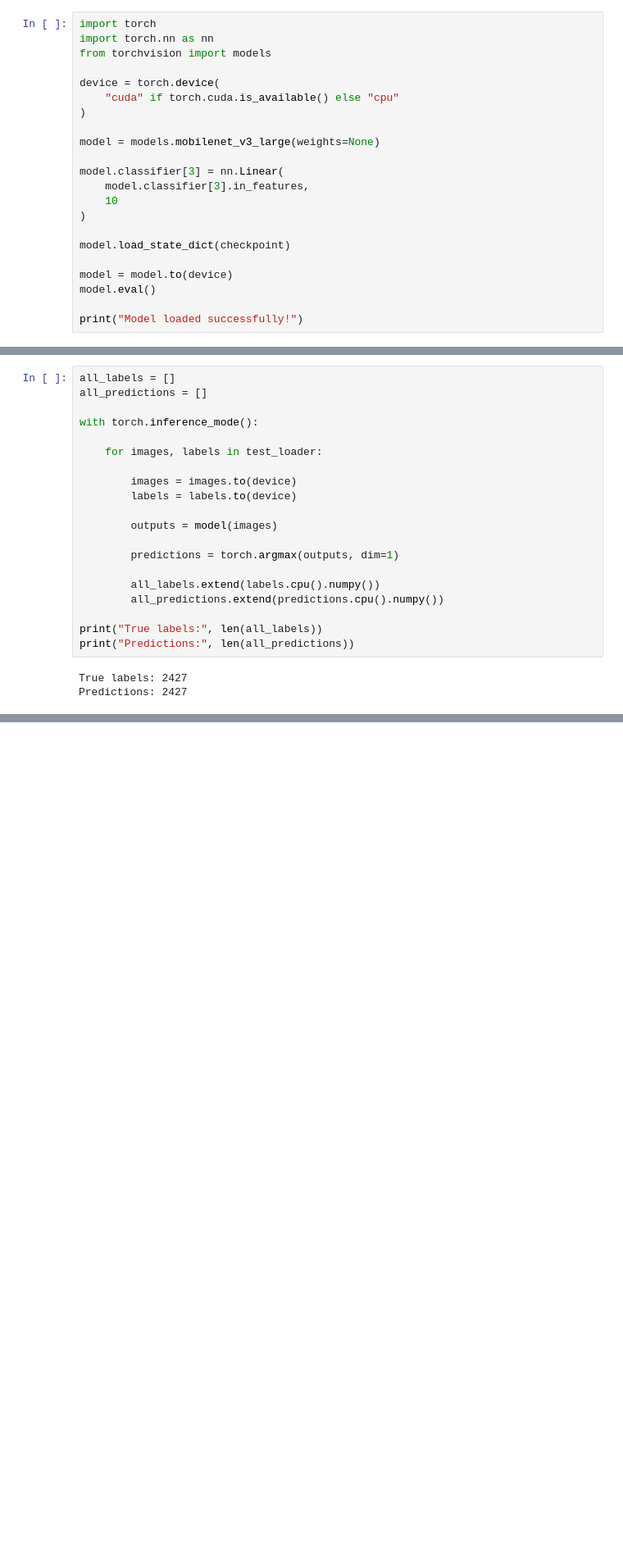
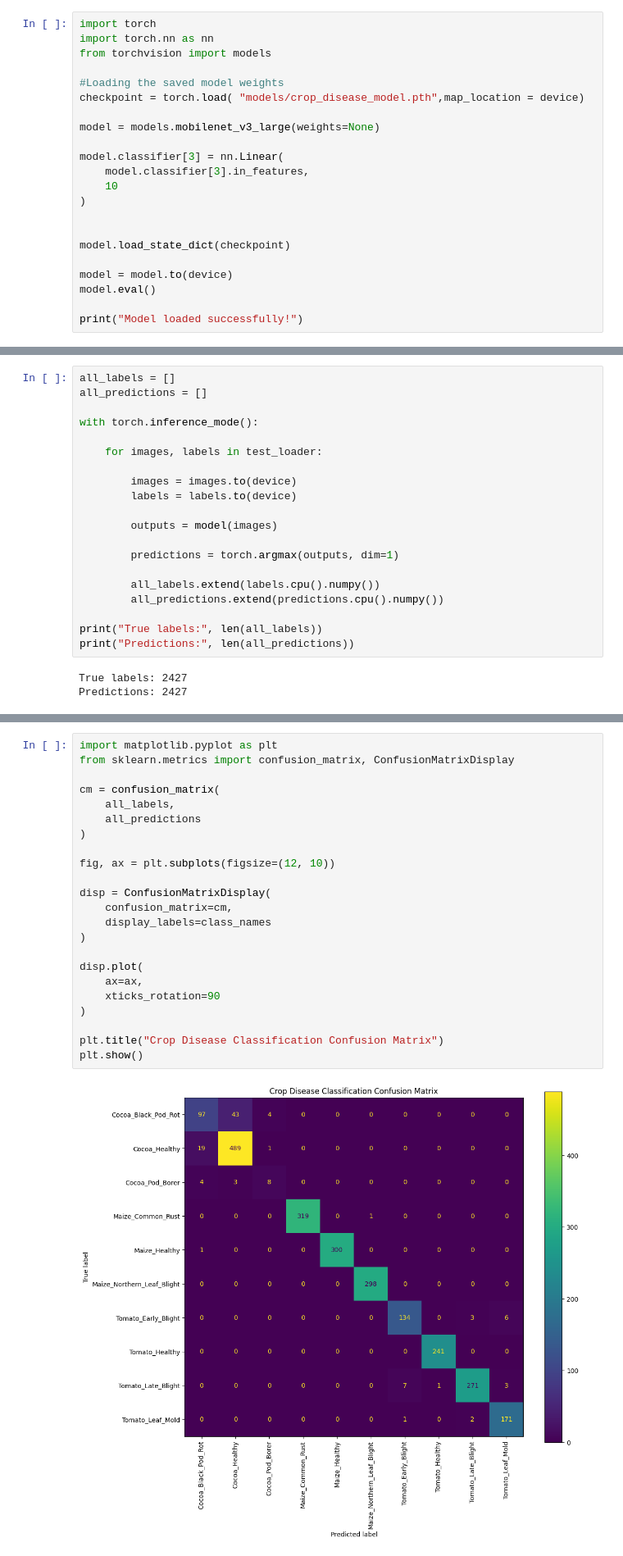
Before and after one commit to KekeliIsHere/GreenPulse, a Jupyter notebook: notebooks/evaluation.ipynb, the cells around one changed output, grey strips where cells are left out. Shown at 82% size. Drawn from its saved outputs; the diff is of its cells as text; blank space fills up the shorter version.

```diff
--- a/notebooks/evaluation.ipynb
+++ b/notebooks/evaluation.ipynb
@@ -95,9 +95,8 @@ import torch
 import torch.nn as nn
 from torchvision import models
 
-device = torch.device(
-    "cuda" if torch.cuda.is_available() else "cpu"
-)
+#Loading the saved model weights
+checkpoint = torch.load( "models/crop_disease_model.pth",map_location = device)
 
 model = models.mobilenet_v3_large(weights=None)
 
@@ -106,6 +105,7 @@ model.classifier[3] = nn.Linear(
     10
 )
 
+
 model.load_state_dict(checkpoint)
 
 model = model.to(device)
@@ -139,0 +261,25 @@ Predictions: 2427
+# %%
+import matplotlib.pyplot as plt
+from sklearn.metrics import confusion_matrix, ConfusionMatrixDisplay
+
+cm = confusion_matrix(
+    all_labels,
+    all_predictions
+)
+
+fig, ax = plt.subplots(figsize=(12, 10))
+
+disp = ConfusionMatrixDisplay(
+    confusion_matrix=cm,
+    display_labels=class_names
+)
+
+disp.plot(
+    ax=ax,
+    xticks_rotation=90
+)
+
+plt.title("Crop Disease Classification Confusion Matrix")
+plt.show()
+# %% [output]
+[figure, added]
```
Also changed, not shown: parts of 34 cells of this notebook.
